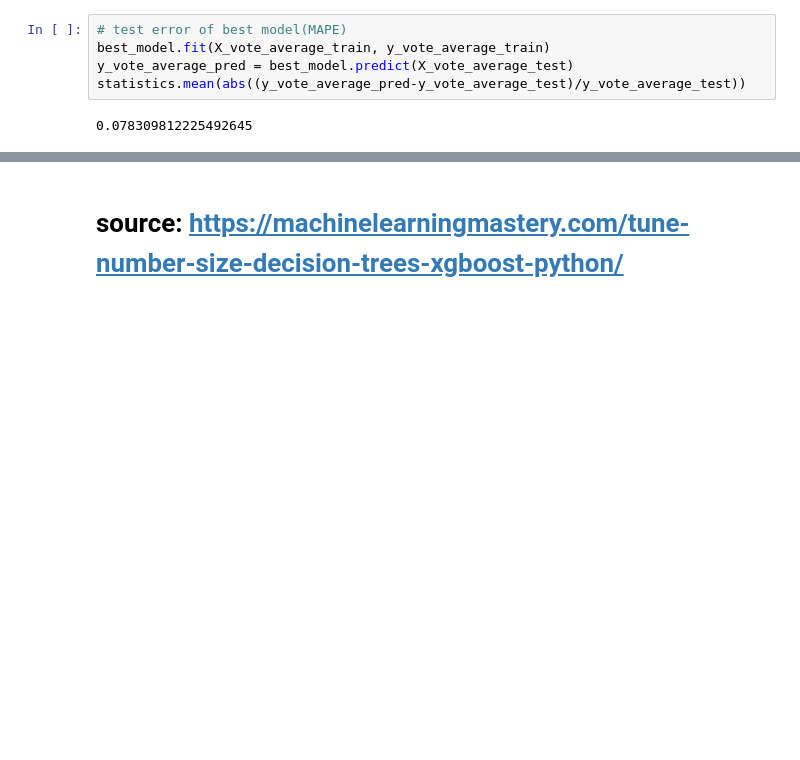
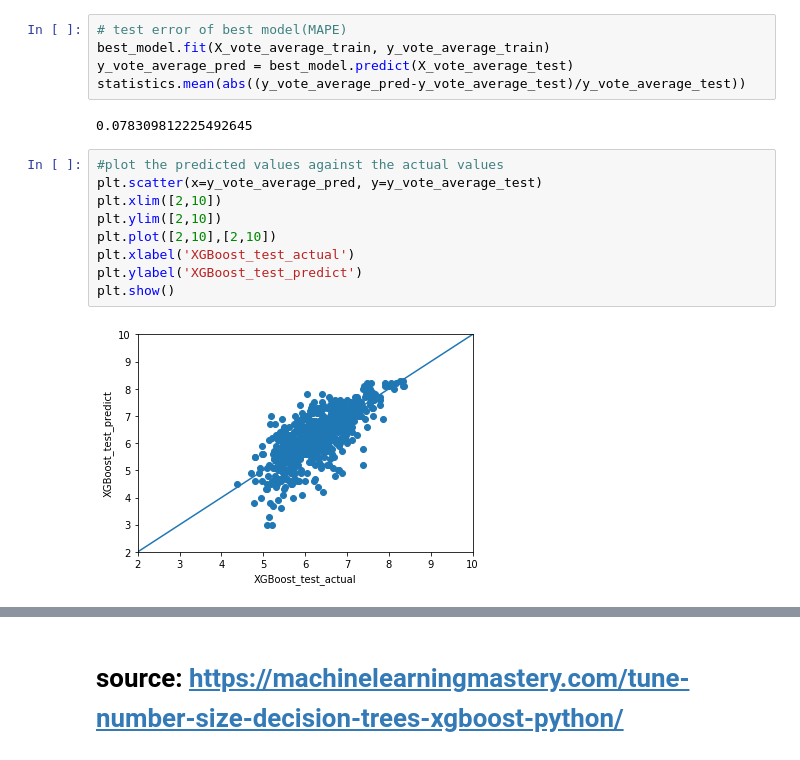
Before and after one commit to GR5291Group8/GR5291Group8, a Jupyter notebook: code/xgboost.ipynb, the cells around one changed output, grey strips where cells are left out. Saved outputs shown, nothing was run; the diff lists cells and outputs as text; blank space fills up the shorter version.

Commit message:
new plot

```diff
--- a/code/xgboost.ipynb
+++ b/code/xgboost.ipynb
@@ -86,3 +88,14 @@ y_vote_average_pred = best_model.predict(X_vote_average_test)
 statistics.mean(abs((y_vote_average_pred-y_vote_average_test)/y_vote_average_test))
 # %% [output]
 0.078309812225492645
+# %%
+#plot the predicted values against the actual values
+plt.scatter(x=y_vote_average_pred, y=y_vote_average_test)
+plt.xlim([2,10])
+plt.ylim([2,10])
+plt.plot([2,10],[2,10])
+plt.xlabel('XGBoost_test_actual')
+plt.ylabel('XGBoost_test_predict')
+plt.show()
+# %% [output]
+[figure, added]
```
Also changed, not shown: parts of 5 cells of this notebook, 2 other files.
